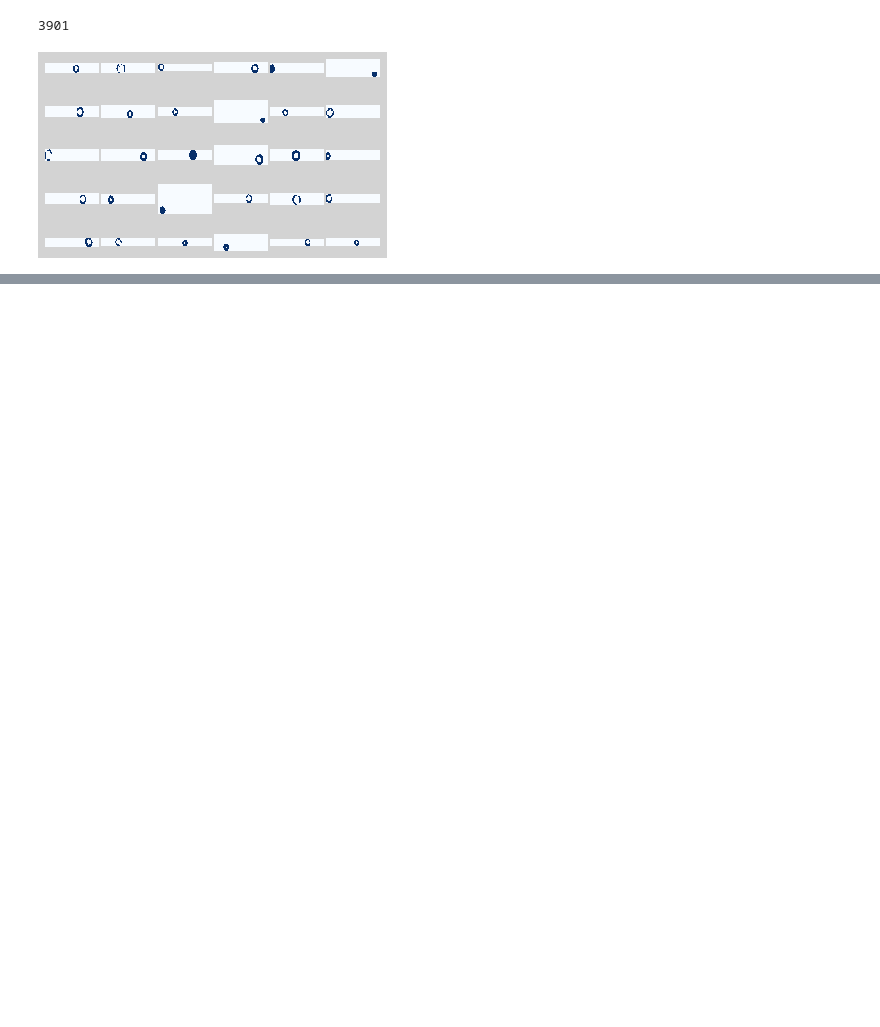
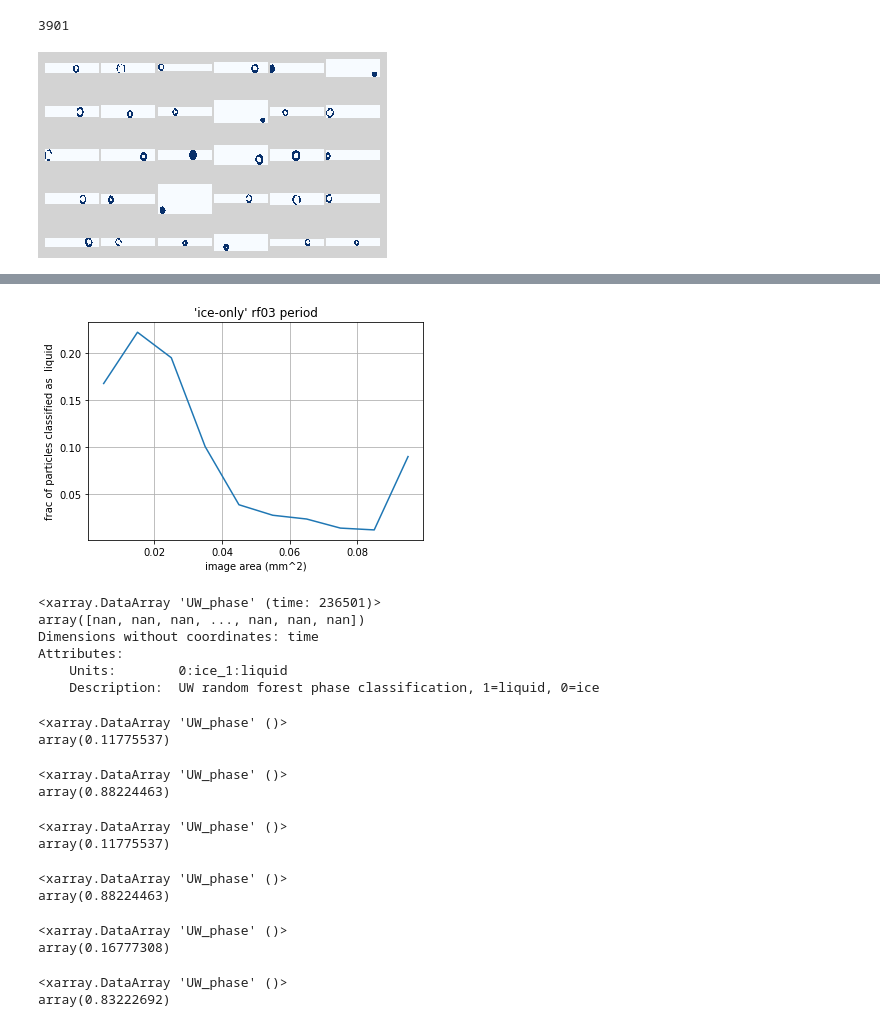
Before and after one commit to jkcm/UW-particle-phase-classifier, a Jupyter notebook: postprocessing_visualization/2ds_plotting_examples.ipynb, the cells around one changed output, grey strips where cells are left out. Cells and saved outputs as stored; diff of their text form; code cells hidden in the pictures; blank space fills up the shorter version.

```diff
--- a/postprocessing_visualization/2ds_plotting_examples.ipynb
+++ b/postprocessing_visualization/2ds_plotting_examples.ipynb
@@ -95,0 +112,9 @@ plot_random_from_flight('rf05',
+# %%
+# size_ranges = np.arange(0, 0.1, 0.01)
+frac = np.empty_like(np.arange(10))
+pctiles = np.empty_like(frac)
+# for i,s in enumerate(size_ranges[:-1]):
+
+    data_subs_01 =  data_subs.where(data_subs.image_area>=s, drop=True)
+    data_subs_01 =  data_subs_01.where(data_subs_01.image_area<=size_ranges[i+1], drop=True)
+    frac[i] = np.sum(data_subs_01.UW_phase==1)/np.sum(~np.isnan(data_subs_01.UW_phase))
@@ -95,0 +136,41 @@ plot_random_from_flight('rf05',
+# %%
+plt.plot(size_ranges+0.005, frac)
+plt.ylabel("frac of particles classified as  liquid")
+plt.xlabel("image area (mm^2)")
+plt.title("'ice-only' rf03 period")
+plt.grid(True);
+# %% [output]
+[figure, added]
+# %%
+data_subs.UW_phase
+# %% [output]
+<xarray.DataArray 'UW_phase' (time: 236501)>
+array([nan, nan, nan, ..., nan, nan, nan])
+Dimensions without coordinates: time
+Attributes:
+    Units:        0:ice_1:liquid
+    Description:  UW random forest phase classification, 1=liquid, 0=ice
+# %%
+print(np.sum(data_subs.UW_phase==1)/np.sum(~np.isnan(data_subs.UW_phase)))
+np.sum(data_subs.UW_phase==0)/np.sum(~np.isnan(data_subs.UW_phase))
+# %% [output]
+<xarray.DataArray 'UW_phase' ()>
+array(0.11775537)
+<xarray.DataArray 'UW_phase' ()>
+array(0.88224463)
+# %%
+print(np.sum(data_subs.UW_phase==1)/np.sum(~np.isnan(data_subs.UW_phase)))
+np.sum(data_subs.UW_phase==0)/np.sum(~np.isnan(data_subs.UW_phase))
+# %% [output]
+<xarray.DataArray 'UW_phase' ()>
+array(0.11775537)
+<xarray.DataArray 'UW_phase' ()>
+array(0.88224463)
+# %%
+print(np.sum(data_subs_02.UW_phase==1)/np.sum(~np.isnan(data_subs_02.UW_phase)))
+np.sum(data_subs_02.UW_phase==0)/np.sum(~np.isnan(data_subs_02.UW_phase))
+# %% [output]
+<xarray.DataArray 'UW_phase' ()>
+array(0.16777308)
+<xarray.DataArray 'UW_phase' ()>
+array(0.83222692)
```
Also changed, not shown: parts of 10 cells of this notebook, 1 other file.
